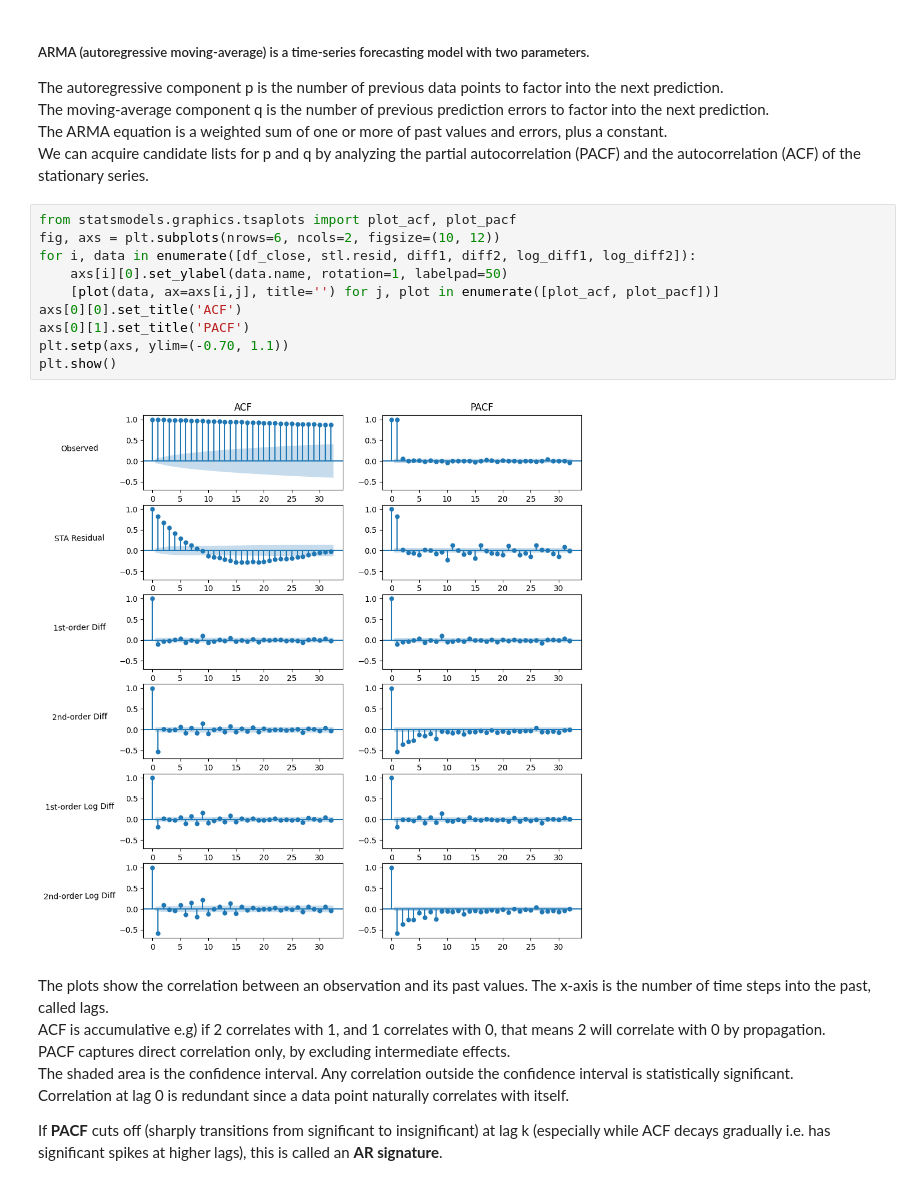
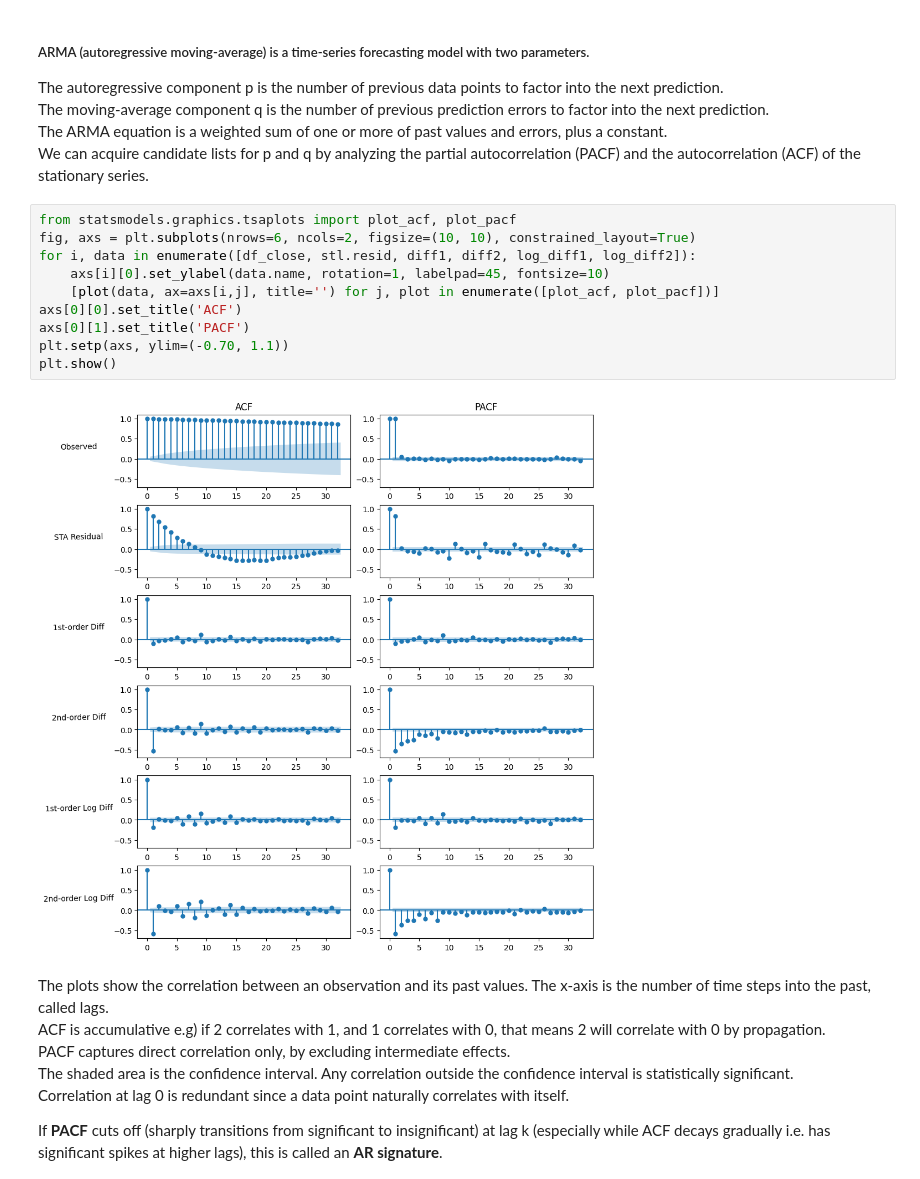
Before and after one commit to anmkap/market-prediction, a Jupyter notebook: notebooks/arima.ipynb, the cells around one changed output. Drawn from its saved outputs; the diff is of its cells as text.

```diff
--- a/notebooks/arima.ipynb
+++ b/notebooks/arima.ipynb
@@ -116,16 +117,16 @@ The ARMA equation is a weighted sum of one or more of past values and errors, pl
 We can acquire candidate lists for p and q by analyzing the partial autocorrelation (PACF) and the autocorrelation (ACF) of the stationary series.
 # %%
 from statsmodels.graphics.tsaplots import plot_acf, plot_pacf
-fig, axs = plt.subplots(nrows=6, ncols=2, figsize=(10, 12))
+fig, axs = plt.subplots(nrows=6, ncols=2, figsize=(10, 10), constrained_layout=True)
 for i, data in enumerate([df_close, stl.resid, diff1, diff2, log_diff1, log_diff2]):
-    axs[i][0].set_ylabel(data.name, rotation=1, labelpad=50)
+    axs[i][0].set_ylabel(data.name, rotation=1, labelpad=45, fontsize=10)
     [plot(data, ax=axs[i,j], title='') for j, plot in enumerate([plot_acf, plot_pacf])]
 axs[0][0].set_title('ACF')
 axs[0][1].set_title('PACF')
 plt.setp(axs, ylim=(-0.70, 1.1))
 plt.show()
 # %% [output]
-[figure, old version]
+[figure, new version]
 # %% [markdown]
 The plots show the correlation between an observation and its past values. The x-axis is the number of time steps into the past, called lags.<br>
 ACF is accumulative e.g) if 2 correlates with 1, and 1 correlates with 0, that means 2 will correlate with 0 by propagation.<br>
```
Also changed, not shown: parts of 6 cells of this notebook.
